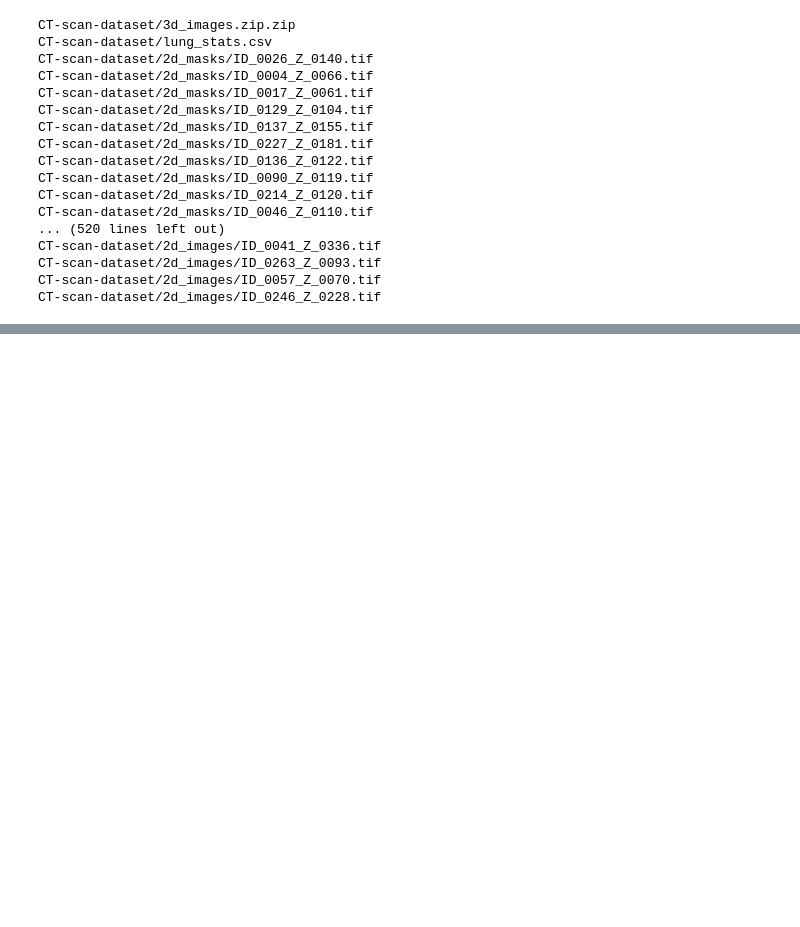
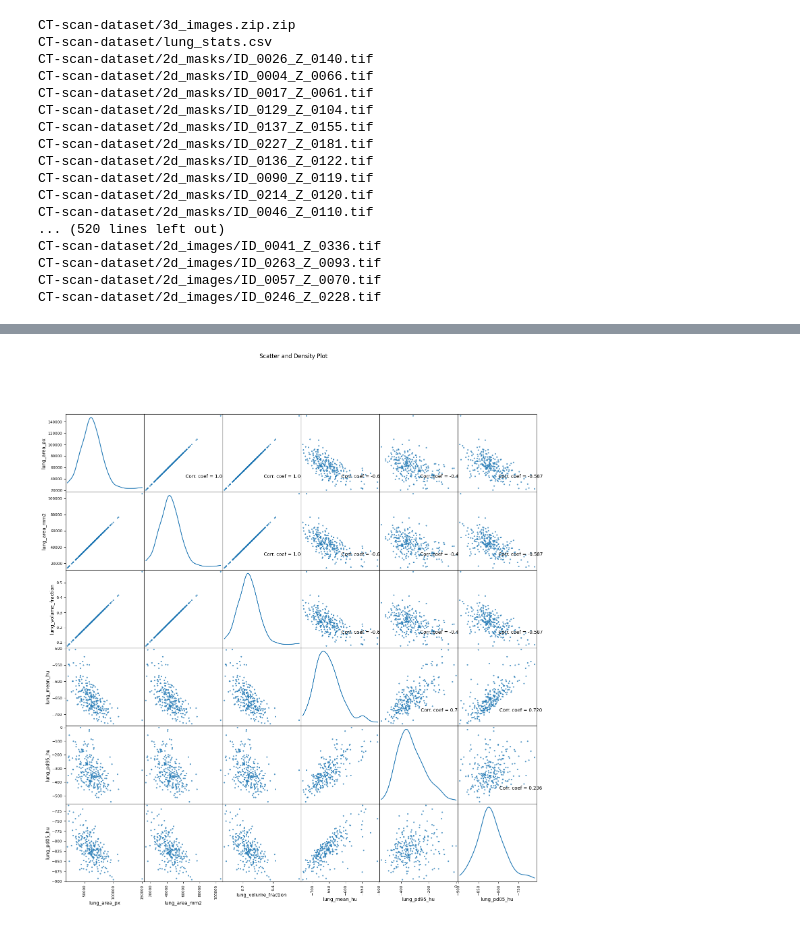
Before and after one commit to Ka0Ri/Simple-Unet, a Jupyter notebook: Data-analysis.ipynb, the cells around one changed output, grey strips where cells are left out. Cells and saved outputs as stored; diff of their text form; code cells hidden in the pictures; blank space fills up the shorter version.

```diff
--- a/Data-analysis.ipynb
+++ b/Data-analysis.ipynb
@@ -97,0 +115,4 @@ FileNotFoundError: [Errno 2] No such file or directory: '/kaggle/input/lung_stat
+# %%
+plotScatterMatrix(df1, 18, 10)
+# %% [output]
+[figure, added]
```
Also changed, not shown: parts of 4 cells of this notebook, 2 other files.
